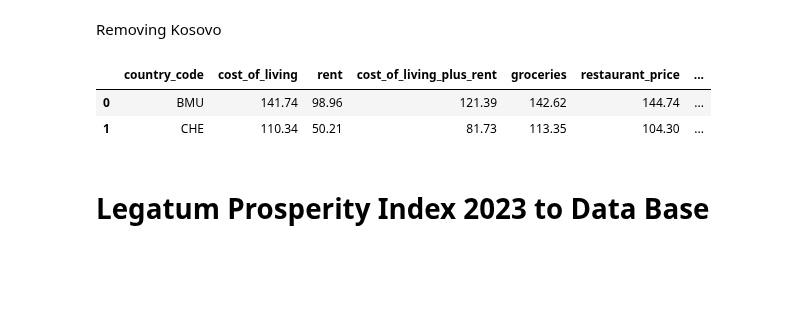
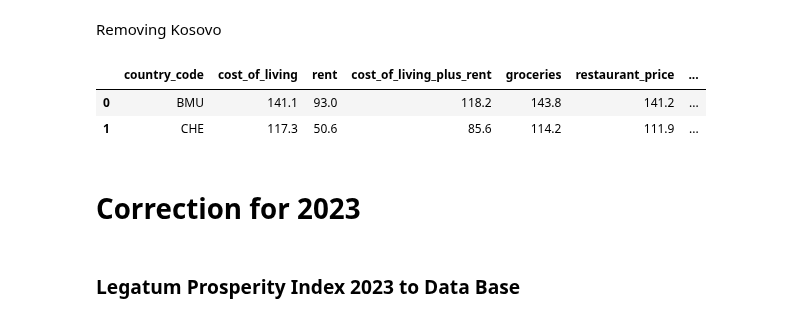
Before and after one commit to denis-k2/numbeo, a Jupyter notebook: scripts/analysis.ipynb, the cells around one changed output. Saved outputs shown, nothing was run; the diff lists cells and outputs as text; code cells hidden in the pictures; blank space fills up the shorter version.

Commit message:
scraping adjustment for August 2023 + renaming of tables for ORM standard

```diff
--- a/scripts/analysis.ipynb
+++ b/scripts/analysis.ipynb
@@ -253,7 +263,7 @@ df_qol_index.columns = list(map(lambda x: x.removesuffix(' Index').lower().repla
 df_salary_index = pd.read_html('https://www.numbeo.com/cost-of-living/country_price_rankings?itemId=105')[1]
 df_salary_index.drop([0, 2], axis=1, inplace=True)
 df_salary_index[3] = df_salary_index[3].apply(lambda row: float(row.rstrip('\xa0$').replace(',', '')))
-df_salary_index.rename(columns={1: 'country', 3: 'avg_salary(usd)'}, inplace=True)
+df_salary_index.rename(columns={1: 'country', 3: 'avg_salary_usd'}, inplace=True)
 # %% [markdown]
 #### From Crime Index by Country
 # %%
@@ -271,13 +281,15 @@ df_country_index.loc[:, ('sys_updated_date', 'sys_updated_by')] = (date.today(),
 # %% [markdown]
 Removing Kosovo
 # %%
-df_country_index = df_country_index.drop(df_country_index.loc[df_country_index['country'] == 'Kosovo (Disputed Territory)'].index)
+df_country_index = df_country_index.drop(
+    df_country_index.loc[df_country_index['country'] == 'Kosovo (Disputed Territory)'].index)
 # %%
-df_country_index['country_code'] = df_country_index.apply(lambda row: coco.convert(names=row.country, to='ISO3') , axis = 1)
+df_country_index['country_code'] = df_country_index.apply(lambda row: coco.convert(names=row.country, to='ISO3'),
+                                                          axis=1)
 df_country_index = df_country_index.reindex(columns=['country_code'] + list(df_country_index.columns[1:-1]))
 df_country_index.head(2)
 # %% [output]
 |  | country_code | cost_of_living | rent | cost_of_living_plus_rent | groceries | restaurant_price | ... |
-| 0 | BMU | 141.74 | 98.96 | 121.39 | 142.62 | 144.74 | ... |
-| 1 | CHE | 110.34 | 50.21 | 81.73 | 113.35 | 104.30 | ... |
+| 0 | BMU | 141.1 | 93.0 | 118.2 | 143.8 | 141.2 | ... |
+| 1 | CHE | 117.3 | 50.6 | 85.6 | 114.2 | 111.9 | ... |
 # %%
@@ -287,3 +305,5 @@ with engine.connect() as con:
+# %% [markdown]
+# Correction for 2023
 # %% [markdown]
-# Legatum Prosperity Index 2023 to Data Base
+### Legatum Prosperity Index 2023 to Data Base
 # %%
```
Also changed, not shown: parts of 30 cells of this notebook, 20 other files.
